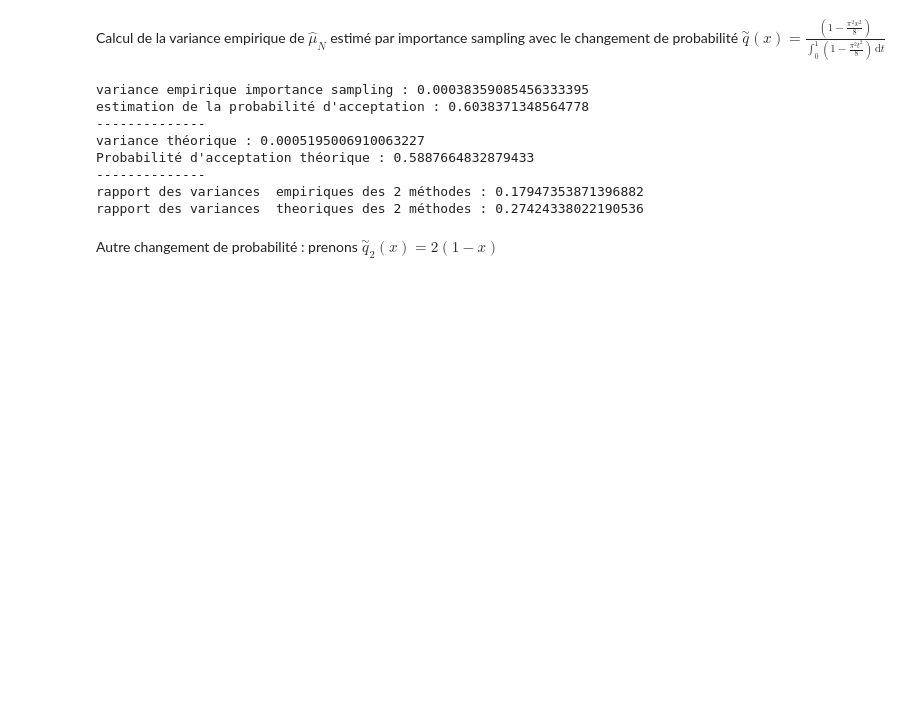
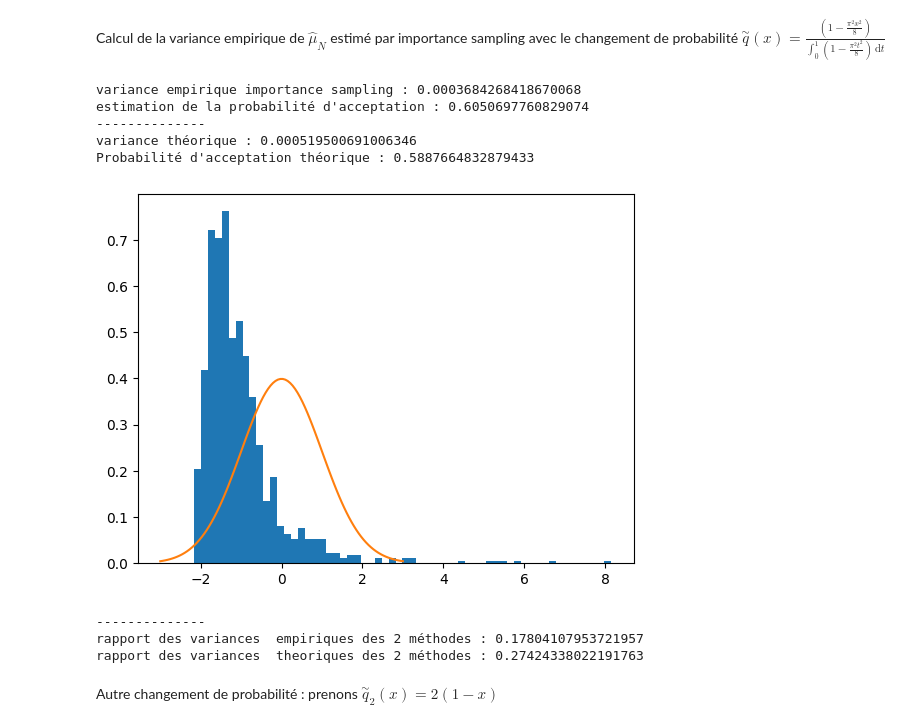
Before and after one commit to PaulAntoineLeveilley/filtrage-bay-sien, a Jupyter notebook: tp 1.ipynb, the cells around one changed output. Cells and saved outputs as stored; diff of their text form; code cells hidden in the pictures; blank space fills up the shorter version.

```diff
--- a/tp 1.ipynb
+++ b/tp 1.ipynb
@@ -105,45 +122,57 @@ $\overset{\sim}{q}(x) = \frac{(1-\frac{\pi^{2}x^{2}}{8})}{   \displaystyle \int_
 # %%
 warnings.filterwarnings("ignore")
 
 def integrande_var_theo(q_tilde):
         return(lambda x :g(x)*g(x)/q_tilde(x))
 
 def importance_sampling(q_tilde) :
-    simulation = simulation_mu_n(iterations_mc,taille_echantillon,generateur_d_estimateur(q_tilde))
-    estimateur = simulation["estimation"]
-    proba_acceptation = simulation["acceptation"]
-    variance_emp_2 = np.var(estimateur)
-    print("variance empirique importance sampling : " + str(variance_emp_2))
-    print("estimation de la probabilité d'acceptation : "+ str(np.mean(proba_acceptation)))
+        simulation = simulation_mu_n(iterations_mc,taille_echantillon,generateur_d_estimateur(q_tilde))
+        estimateur = simulation["estimation"] ## monte_carlo_vector_2 = estimateur
+        proba_acceptation = simulation["acceptation"]
+        variance_emp_2 = np.var(estimateur)
+        print("variance empirique importance sampling : " + str(variance_emp_2))
+        print("estimation de la probabilité d'acceptation : "+ str(np.mean(proba_acceptation)))
 
-    # variance theorique
+        # variance theorique
 
 
-    integrale,err = quad(integrande_var_theo(q_tilde),0,1)
+        integrale,err = quad(integrande_var_theo(q_tilde),0,1)
 
-    # calcul de la variance théorique
-    variance_theo_2 = (integrale-4/((math.pi)**2))/taille_echantillon
-    print("--------------")
-    print("variance théorique : "+ str(variance_theo_2))
+        # calcul de la variance théorique
+        variance_theo_2 = (integrale-4/((math.pi)**2))/taille_echantillon
+        print("--------------")
+        print("variance théorique : "+ str(variance_theo_2))
 
-    #calcul de la probabilité d'acceptation
-    print("Probabilité d'acceptation théorique : "+str(1/q_tilde(0)))
+        #calcul de la probabilité d'acceptation
+        print("Probabilité d'acceptation théorique : "+str(1/q_tilde(0)))
 
-    #comparaison des deux méthodes
-    print("--------------")
-    print("rapport des variances  empiriques des 2 méthodes : " +str(variance_emp_2/variance_emp_1) )
-    print("rapport des variances  theoriques des 2 méthodes : " +str(variance_theo_2/variance_theo_1) )
+        #Comparaison de "importance sampling" à la loi normale par le TCL
+        import scipy.stats as stats
+        x = np.linspace(-3, 3, 100)
+        mu_theorique = 2/math.pi
+        plt.hist((estimateur-mu_theorique)/(np.sqrt(variance_emp_2)), bins="auto", density=True)
+        plt.plot(x, stats.norm.pdf(x, 0, 1))
+        plt.show()
+
+        #comparaison des deux méthodes
+        print("--------------")
+        print("rapport des variances  empiriques des 2 méthodes : " +str(variance_emp_2/variance_emp_1) )
+        print("rapport des variances  theoriques des 2 méthodes : " +str(variance_theo_2/variance_theo_1) )
+
+
+        # comparer les budgets (jsp ce que c'est)
+
+importance_sampling(q_tilde)
+# %% [output]
+variance empirique importance sampling : 0.0003684268418670068
+estimation de la probabilité d'acceptation : 0.6050697760829074
+--------------
+variance théorique : 0.000519500691006346
+Probabilité d'acceptation théorique : 0.5887664832879433
+[figure, added]
+--------------
+rapport des variances  empiriques des 2 méthodes : 0.17804107953721957
+rapport des variances  theoriques des 2 méthodes : 0.27424338022191763
-# %%
-importance_sampling(q_tilde)
-# %% [output]
-variance empirique importance sampling : 0.00038359085456333395
-estimation de la probabilité d'acceptation : 0.6038371348564778
---------------
-variance théorique : 0.0005195006910063227
-Probabilité d'acceptation théorique : 0.5887664832879433
---------------
-rapport des variances  empiriques des 2 méthodes : 0.17947353871396882
-rapport des variances  theoriques des 2 méthodes : 0.27424338022190536
 # %% [markdown]
 Autre changement de probabilité : prenons $\overset{\sim}{q}_{2}(x) = 2(1-x)$
 # %%
```
Also changed, not shown: parts of 10 cells of this notebook.
